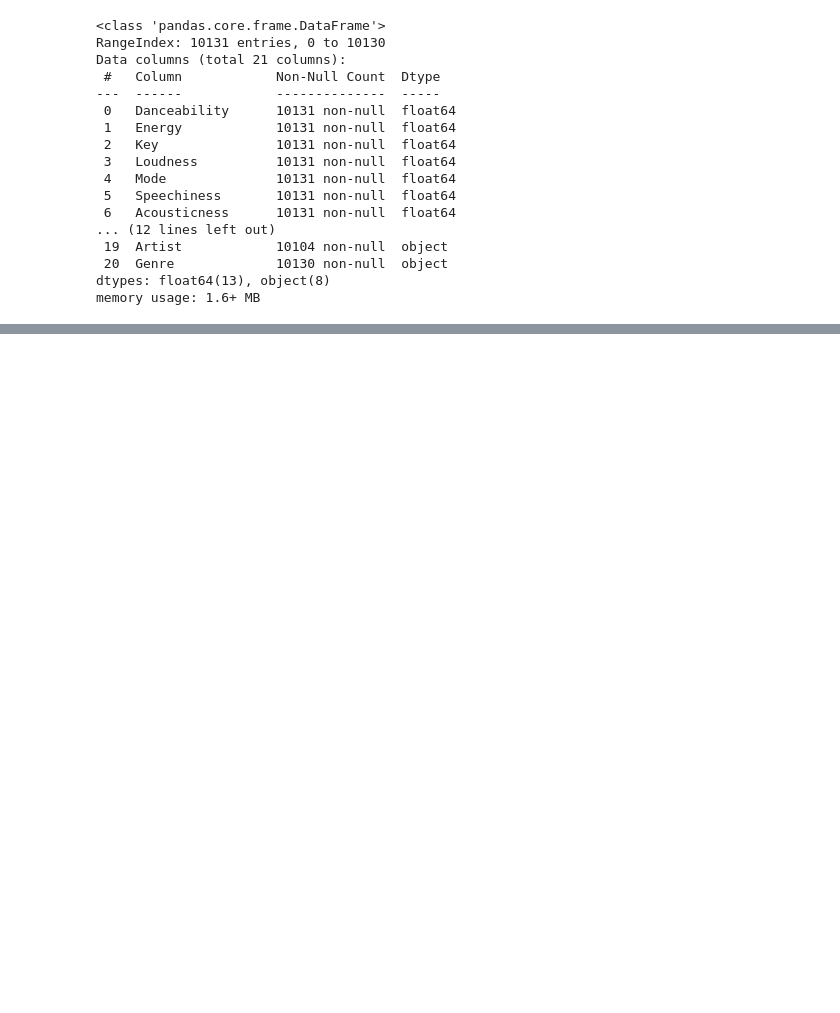
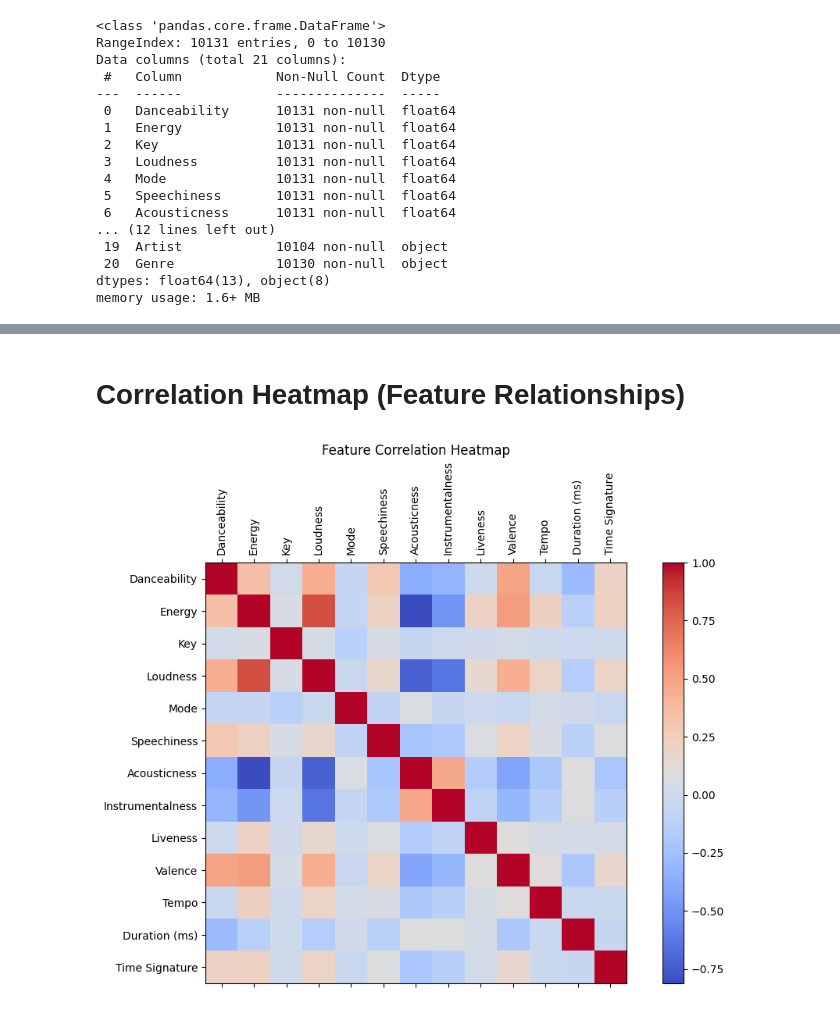
Before and after one commit to alejavvv/MATHEDA-Villegas, a Jupyter notebook: ENDTERM EDA/Data Visualization/spotifydata_visualization.ipynb, the cells around one changed output, grey strips where cells are left out. Cells and saved outputs as stored; diff of their text form; code cells hidden in the pictures; blank space fills up the shorter version.

```diff
--- a/ENDTERM EDA/Data Visualization/spotifydata_visualization.ipynb
+++ b/ENDTERM EDA/Data Visualization/spotifydata_visualization.ipynb
@@ -30,0 +72,2 @@ memory usage: 1.6+ MB
+# %%
+df = df.drop(columns=['Type', 'id', 'uri', 'track_href', 'analysis_url'])
@@ -30,0 +94,16 @@ memory usage: 1.6+ MB
+# %% [markdown]
+# Correlation Heatmap (Feature Relationships)
+# %%
+corr = df.corr(numeric_only=True)
+
+fig, ax = plt.subplots(figsize=(12,7))
+cax = ax.matshow(corr, cmap='coolwarm')
+plt.colorbar(cax)
+ax.set_xticks(np.arange(len(corr.columns)))
+ax.set_yticks(np.arange(len(corr.columns)))
+ax.set_xticklabels(corr.columns, rotation=90)
+ax.set_yticklabels(corr.columns)
+plt.title("Feature Correlation Heatmap")
+plt.show()
+# %% [output]
+[figure, added]
```
Also changed, not shown: parts of 37 cells of this notebook.
